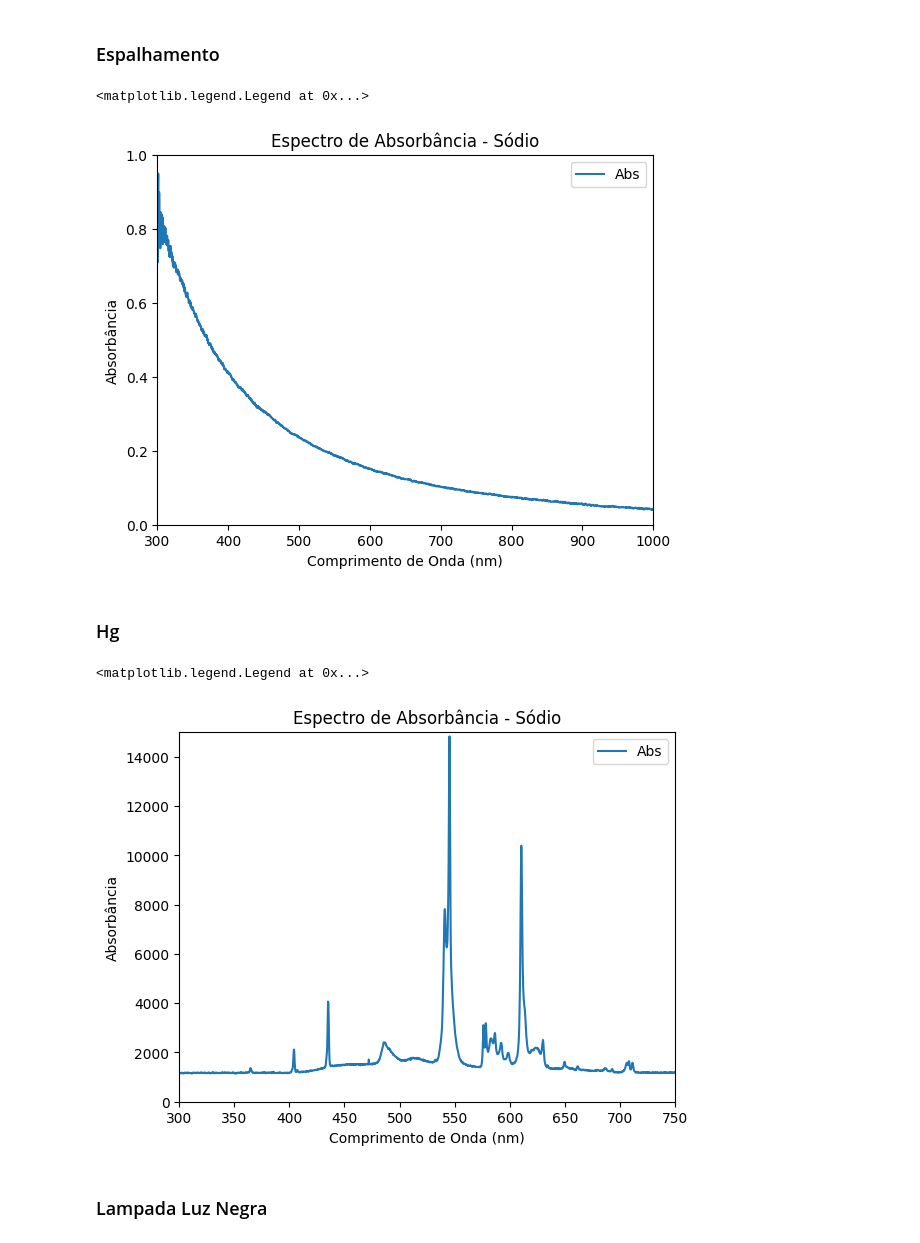
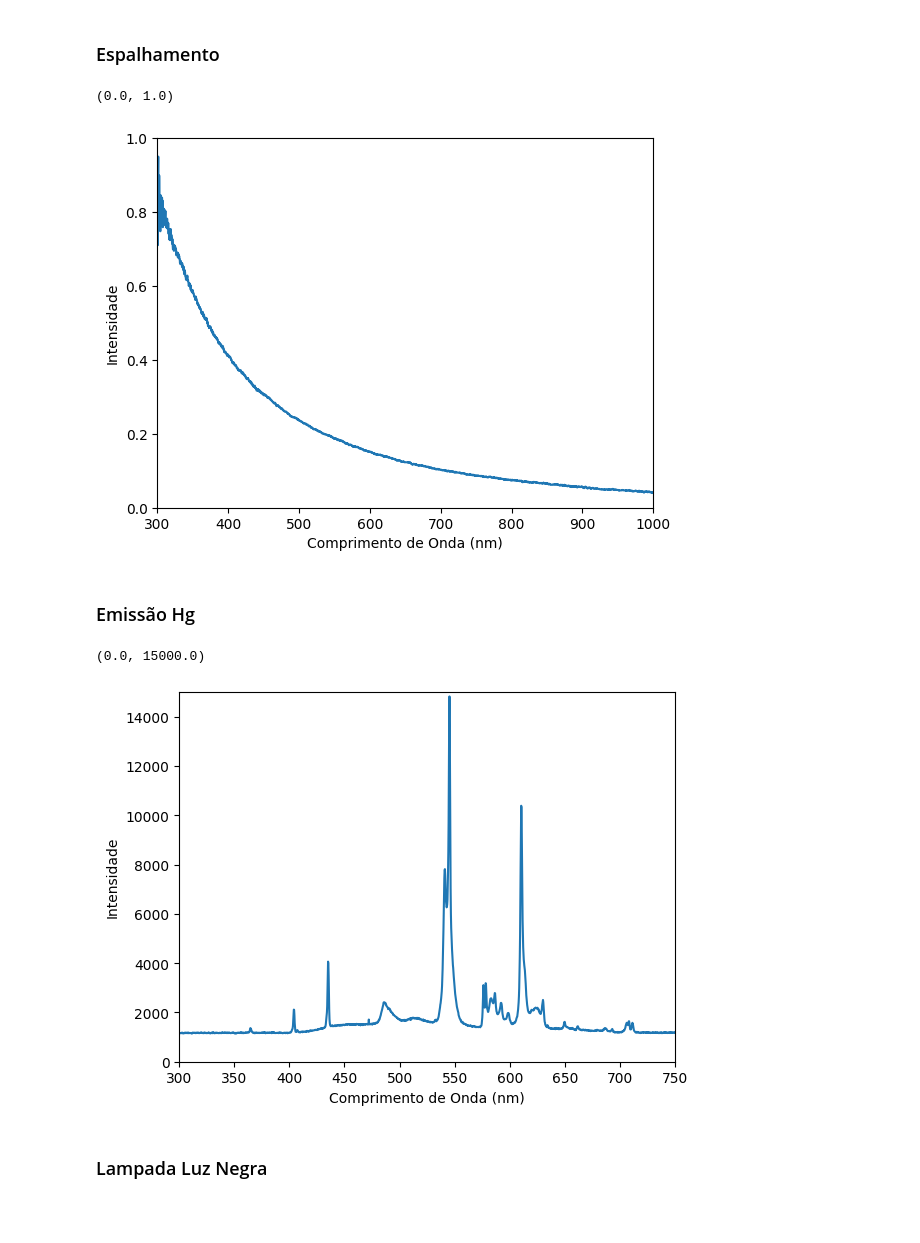
Before and after one commit to triquesgabriel/Espectroscopia-Optica-Avancada, a Jupyter notebook: Espec_Opt_Avan.ipynb, the cells around one changed output. Saved outputs shown, nothing was run; the diff lists cells and outputs as text; code cells hidden in the pictures; blank space fills up the shorter version.

```diff
--- a/Espec_Opt_Avan.ipynb
+++ b/Espec_Opt_Avan.ipynb
@@ -193,38 +166,35 @@ espalahmento = pd.read_csv('espalahmento.txt',
                  names = ['Comprimento de onda', 'Abs'],
                  skipfooter=1,
                  engine='python')
-espalahmento.plot(x = 'Comprimento de onda', y = 'Abs')
+espalahmento.plot(x = 'Comprimento de onda', y = 'Abs', legend = False)
 
-plt.title('Espectro de Absorbância - Sódio')
 plt.xlabel('Comprimento de Onda (nm)')
-plt.ylabel('Absorbância')
+plt.ylabel('Intensidade')
 plt.xlim(300, 1000)
 plt.ylim(0, 1)
-plt.legend()
 # %% [output]
-<matplotlib.legend.Legend at 0x...>
+(0.0, 1.0)
-[figure, old version]
+[figure, new version]
 # %% [markdown]
-### Hg
+### Emissão Hg
 # %%
 Hg1 = pd.read_csv('Hg1.txt',
                  sep='\s+',
                  skiprows = 17,
                  decimal = ',',
                  names = ['Comprimento de onda', 'Abs'],
                  skipfooter=1,
                  engine='python')
-Hg1.plot(x = 'Comprimento de onda', y = 'Abs')
+Hg1.plot(x = 'Comprimento de onda', y = 'Abs', legend = False)
 
-plt.title('Espectro de Absorbância - Sódio')
+
 plt.xlabel('Comprimento de Onda (nm)')
-plt.ylabel('Absorbância')
+plt.ylabel('Intensidade')
 plt.xlim(300, 750)
 plt.ylim(0, 15000)
-plt.legend()
 # %% [output]
-<matplotlib.legend.Legend at 0x...>
+(0.0, 15000.0)
-[figure, old version]
+[figure, new version]
 # %% [markdown]
 ### Lampada Luz Negra
 # %%
```
Also changed, not shown: parts of 16 cells of this notebook.
